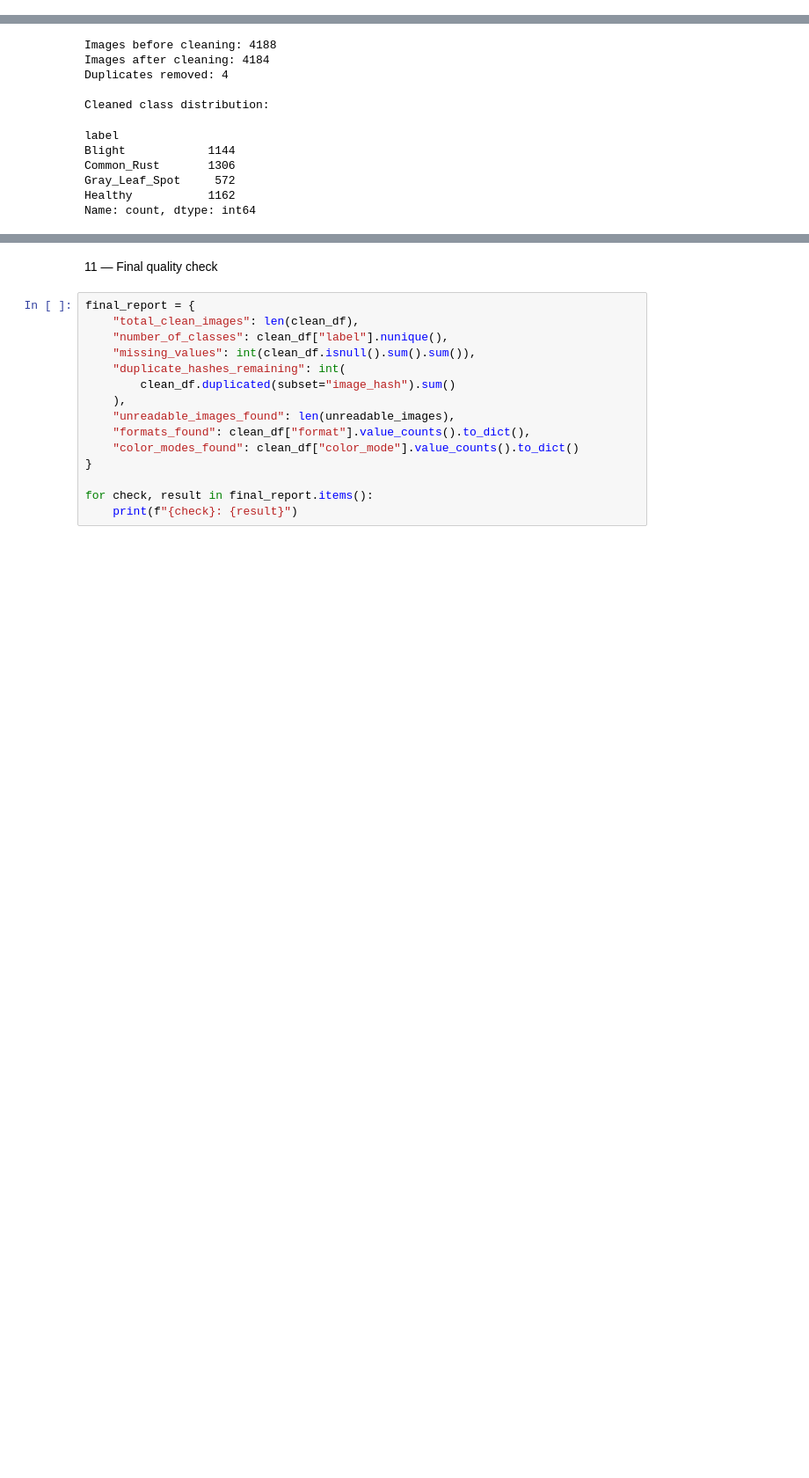
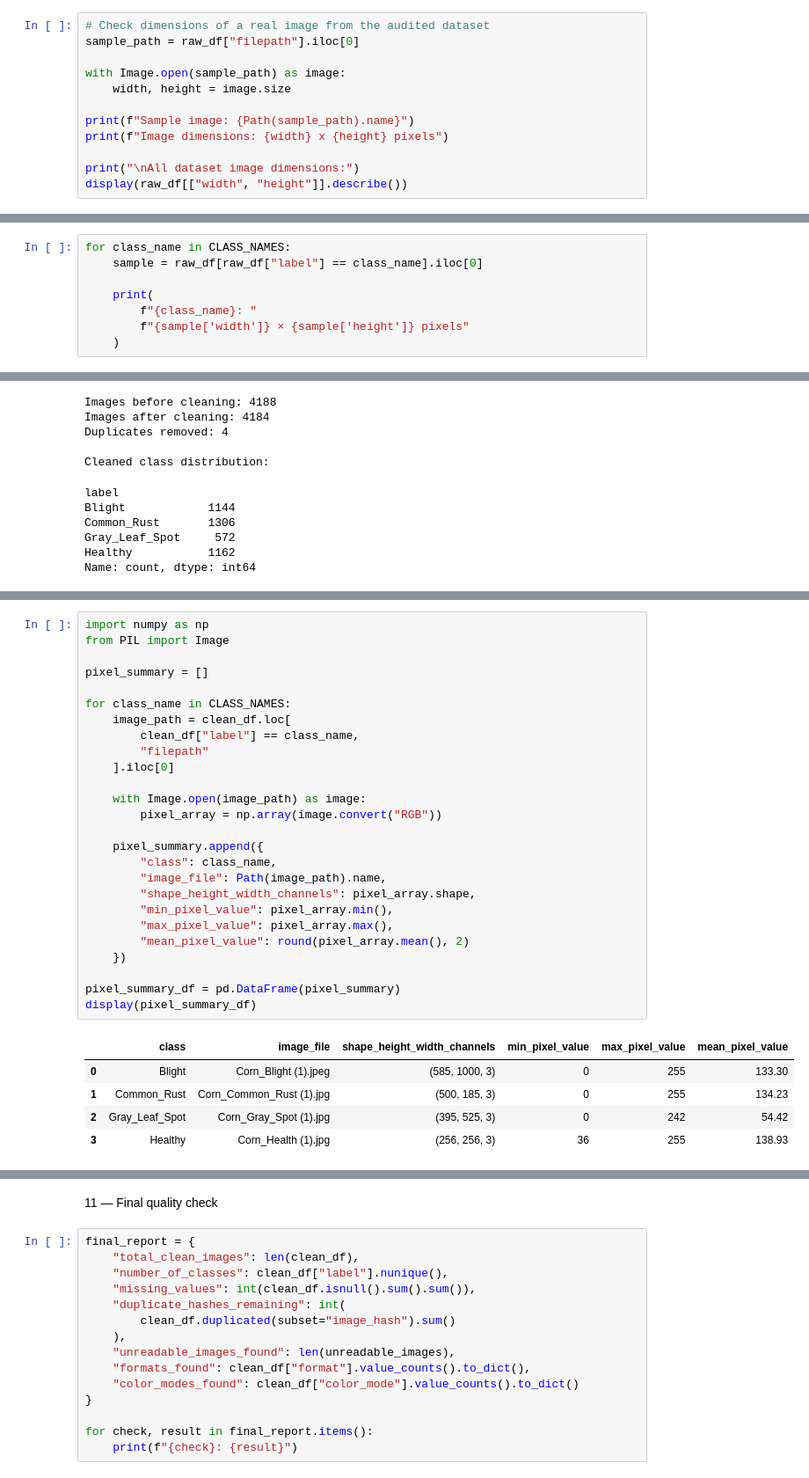
Before and after one commit to Nicolechem/Capstone-Project-Maize-Corn, a Jupyter notebook: project.ipynb, the cells around one changed output, grey strips where cells are left out. Shown at 88% size. Cells and saved outputs as stored; diff of their text form; blank space fills up the shorter version.

```diff
--- a/project.ipynb
+++ b/project.ipynb
@@ -395,3 +403,15 @@ format        0
 color_mode    0
 dtype: int64
 Total missing values: 0
+# %%
+# Check dimensions of a real image from the audited dataset
+sample_path = raw_df["filepath"].iloc[0]
+
+with Image.open(sample_path) as image:
+    width, height = image.size
+
+print(f"Sample image: {Path(sample_path).name}")
+print(f"Image dimensions: {width} x {height} pixels")
+
+print("\nAll dataset image dimensions:")
+display(raw_df[["width", "height"]].describe())
@@ -397,0 +432,8 @@ Total missing values: 0
+# %%
+for class_name in CLASS_NAMES:
+    sample = raw_df[raw_df["label"] == class_name].iloc[0]
+
+    print(
+        f"{class_name}: "
+        f"{sample['width']} × {sample['height']} pixels"
+    )
@@ -516,0 +609,32 @@ Name: count, dtype: int64
+# %%
+import numpy as np
+from PIL import Image
+
+pixel_summary = []
+
+for class_name in CLASS_NAMES:
+    image_path = clean_df.loc[
+        clean_df["label"] == class_name,
+        "filepath"
+    ].iloc[0]
+
+    with Image.open(image_path) as image:
+        pixel_array = np.array(image.convert("RGB"))
+
+    pixel_summary.append({
+        "class": class_name,
+        "image_file": Path(image_path).name,
+        "shape_height_width_channels": pixel_array.shape,
+        "min_pixel_value": pixel_array.min(),
+        "max_pixel_value": pixel_array.max(),
+        "mean_pixel_value": round(pixel_array.mean(), 2)
+    })
+
+pixel_summary_df = pd.DataFrame(pixel_summary)
+display(pixel_summary_df)
+# %% [output]
+|  | class | image_file | shape_height_width_channels | min_pixel_value | max_pixel_value | mean_pixel_value |
+| 0 | Blight | Corn_Blight (1).jpeg | (585, 1000, 3) | 0 | 255 | 133.30 |
+| 1 | Common_Rust | Corn_Common_Rust (1).jpg | (500, 185, 3) | 0 | 255 | 134.23 |
+| 2 | Gray_Leaf_Spot | Corn_Gray_Spot (1).jpg | (395, 525, 3) | 0 | 242 | 54.42 |
+| 3 | Healthy | Corn_Health (1).jpg | (256, 256, 3) | 36 | 255 | 138.93 |
```
Also changed, not shown: parts of 36 cells of this notebook, 2 other files.
